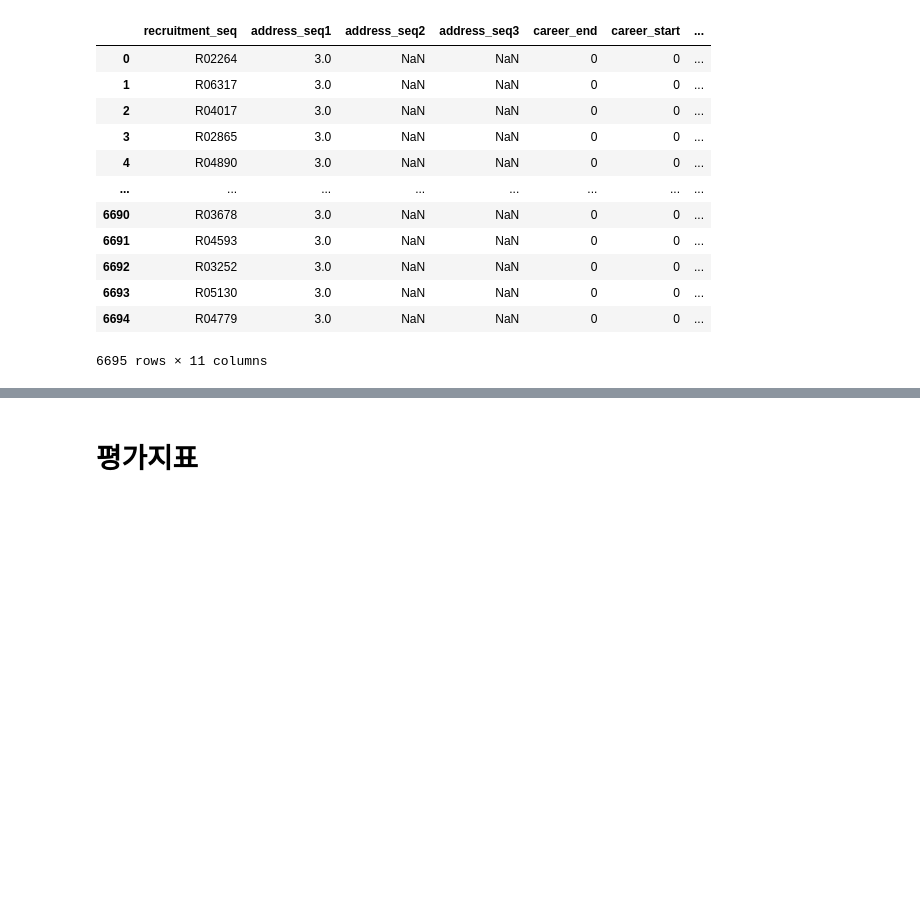
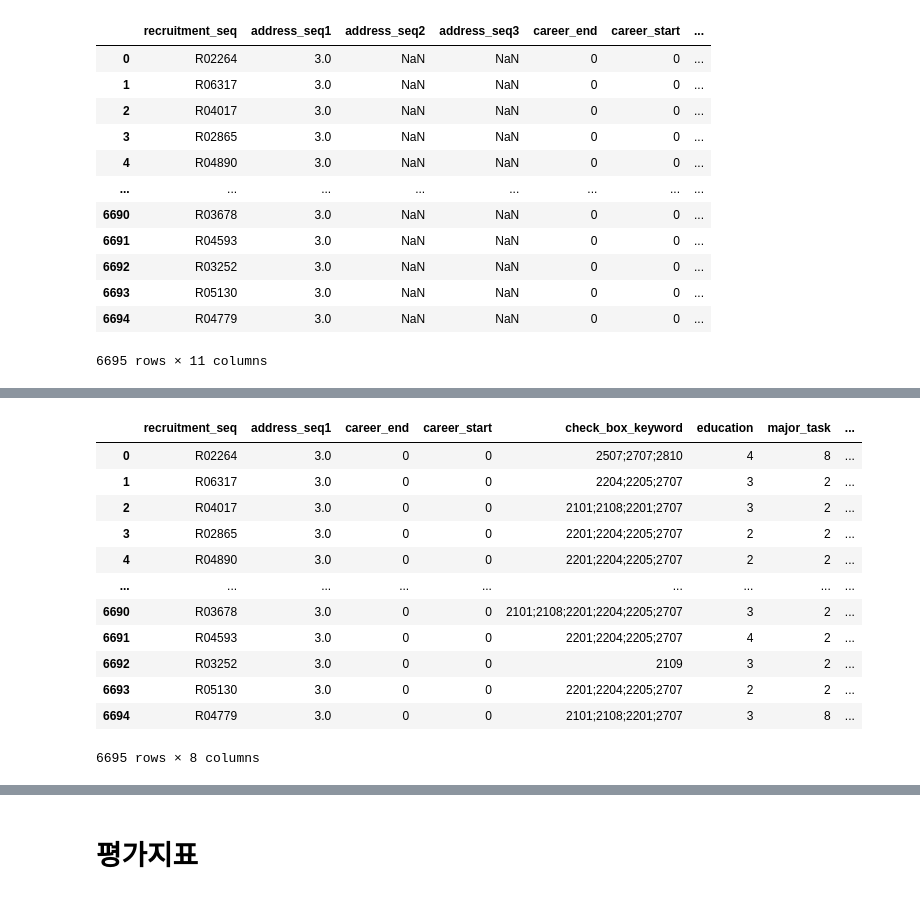
Before and after one commit to ddochhi/dacon_1, a Jupyter notebook: first.ipynb, the cells around one changed output, grey strips where cells are left out. Drawn from its saved outputs; the diff is of its cells as text; code cells hidden in the pictures; blank space fills up the shorter version.

```diff
--- a/first.ipynb
+++ b/first.ipynb
@@ -107,0 +123,17 @@ recruitment
+# %%
+recruitment_drop = recruitment.drop(columns=['address_seq2','address_seq3','text_keyword'])
+recruitment_drop
+# %% [output]
+|  | recruitment_seq | address_seq1 | career_end | career_start | check_box_keyword | education | major_task | ... |
+| 0 | R02264 | 3.0 | 0 | 0 | 2507;2707;2810 | 4 | 8 | ... |
+| 1 | R06317 | 3.0 | 0 | 0 | 2204;2205;2707 | 3 | 2 | ... |
+| 2 | R04017 | 3.0 | 0 | 0 | 2101;2108;2201;2707 | 3 | 2 | ... |
+| 3 | R02865 | 3.0 | 0 | 0 | 2201;2204;2205;2707 | 2 | 2 | ... |
+| 4 | R04890 | 3.0 | 0 | 0 | 2201;2204;2205;2707 | 2 | 2 | ... |
+| ... | ... | ... | ... | ... | ... | ... | ... | ... |
+| 6690 | R03678 | 3.0 | 0 | 0 | 2101;2108;2201;2204;2205;2707 | 3 | 2 | ... |
+| 6691 | R04593 | 3.0 | 0 | 0 | 2201;2204;2205;2707 | 4 | 2 | ... |
+| 6692 | R03252 | 3.0 | 0 | 0 | 2109 | 3 | 2 | ... |
+| 6693 | R05130 | 3.0 | 0 | 0 | 2201;2204;2205;2707 | 2 | 2 | ... |
+| 6694 | R04779 | 3.0 | 0 | 0 | 2101;2108;2201;2707 | 3 | 8 | ... |
+6695 rows × 8 columns
```
Also changed, not shown: parts of 4 cells of this notebook, 1 other file.
